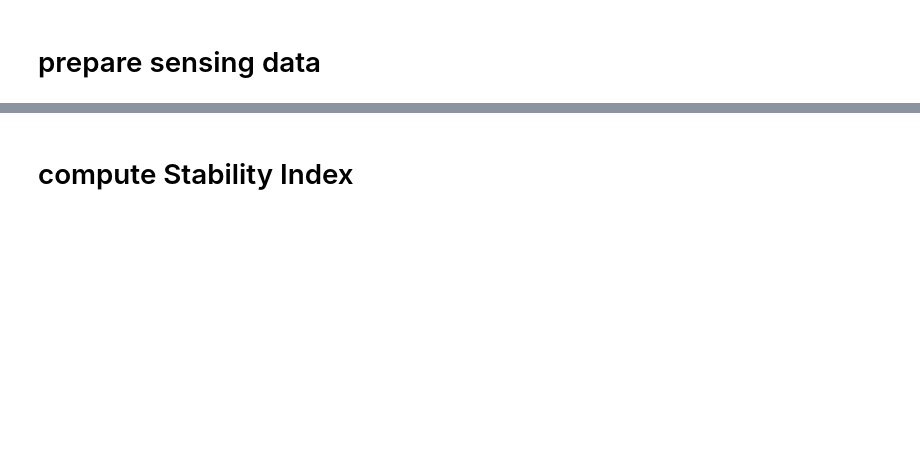
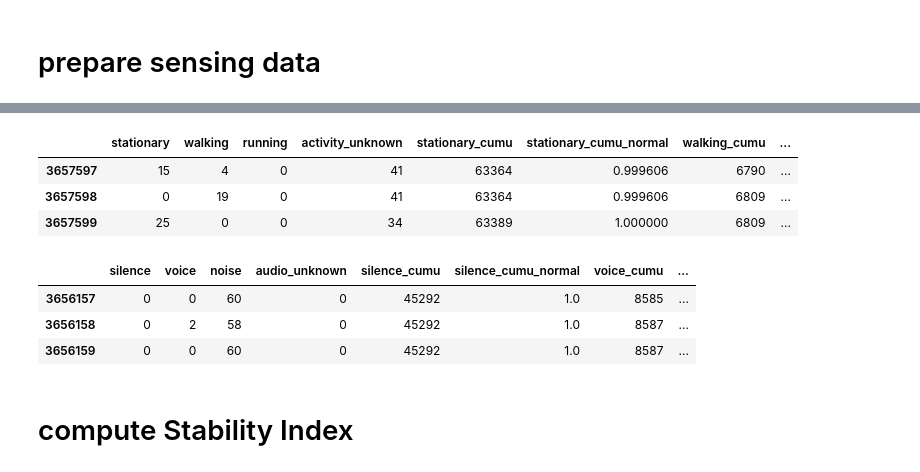
Before and after one commit to behavioral-data/stability-index, a Jupyter notebook: StudentLife/relationship_between_stability_index_and_ema.ipynb, the cells around one changed output, grey strips where cells are left out. Cells and saved outputs as stored; diff of their text form; code cells hidden in the pictures; blank space fills up the shorter version.

```diff
--- a/StudentLife/relationship_between_stability_index_and_ema.ipynb
+++ b/StudentLife/relationship_between_stability_index_and_ema.ipynb
@@ -195,3 +73,17 @@ get_sensing_table(1,19)
+# %%
+act.tail(3)
+# %% [output]
+|  | stationary | walking | running | activity_unknown | stationary_cumu | stationary_cumu_normal | walking_cumu | ... |
+| 3657597 | 15 | 4 | 0 | 41 | 63364 | 0.999606 | 6790 | ... |
+| 3657598 | 0 | 19 | 0 | 41 | 63364 | 0.999606 | 6809 | ... |
+| 3657599 | 25 | 0 | 0 | 34 | 63389 | 1.000000 | 6809 | ... |
+# %%
+audio.tail(3)
+# %% [output]
+|  | silence | voice | noise | audio_unknown | silence_cumu | silence_cumu_normal | voice_cumu | ... |
+| 3656157 | 0 | 0 | 60 | 0 | 45292 | 1.0 | 8585 | ... |
+| 3656158 | 0 | 2 | 58 | 0 | 45292 | 1.0 | 8587 | ... |
+| 3656159 | 0 | 0 | 60 | 0 | 45292 | 1.0 | 8587 | ... |
 # %% [markdown]
 # compute Stability Index
 # %%
```
Also changed, not shown: parts of 24 cells of this notebook, 1 other file.
